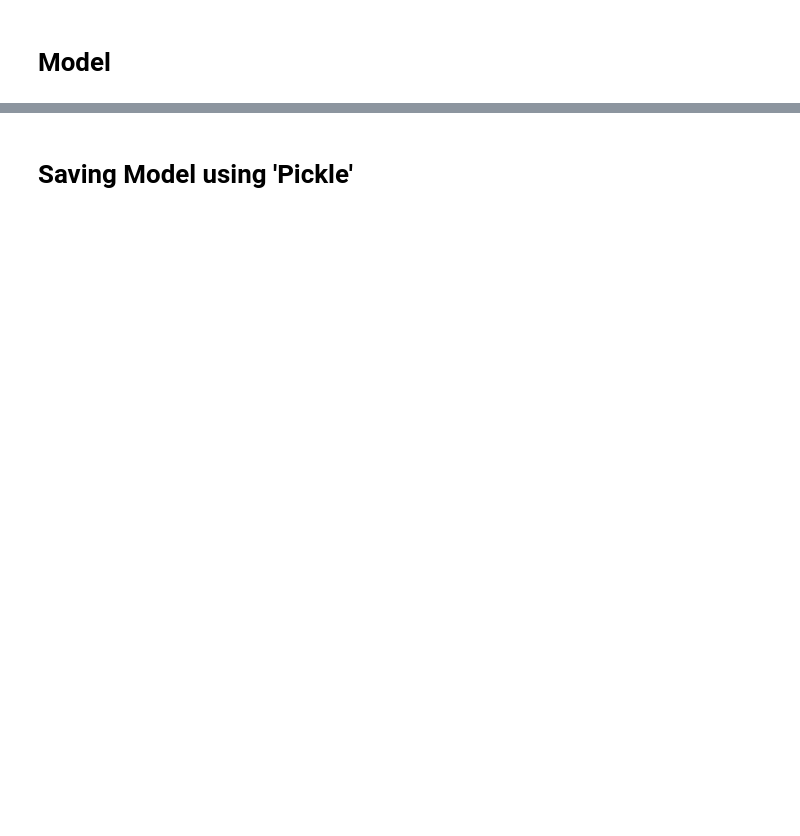
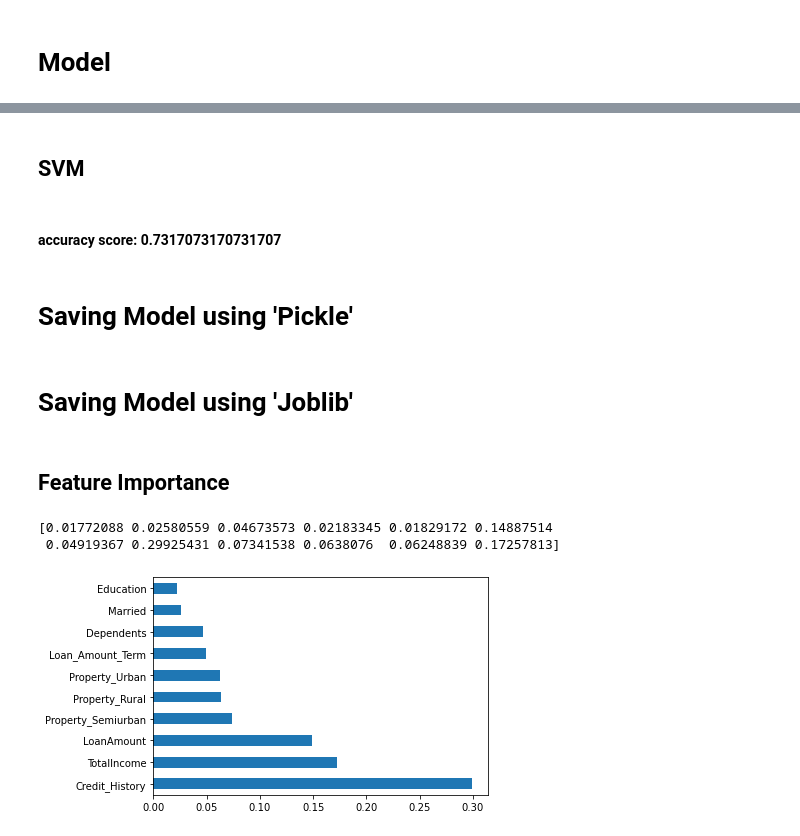
Before and after one commit to margin01001/Loan-Eligibility, a Jupyter notebook: Preprocessing-And-Model-Building.ipynb, the cells around one changed output, grey strips where cells are left out. Cells and saved outputs as stored; diff of their text form; code cells hidden in the pictures; blank space fills up the shorter version.

```diff
--- a/Preprocessing-And-Model-Building.ipynb
+++ b/Preprocessing-And-Model-Building.ipynb
@@ -236,3 +319,6 @@ X_train
 # %%
-# X_train['LoanAmount'] = np.log(X_train['LoanAmount'])
-# X_test['LoanAmount'] = np.log(X_test['LoanAmount'])
+X_train['LoanAmount'] = np.log(X_train['LoanAmount'])
+X_test['LoanAmount'] = np.log(X_test['LoanAmount'])
+# %%
+X_train['TotalIncome'] = np.log(X_train['TotalIncome'])
+X_test['TotalIncome'] = np.log(X_test['TotalIncome'])
@@ -300,0 +391,9 @@ print(accuracy_score(y_test, pred))
+# %%
+from sklearn.preprocessing import StandardScaler
+from sklearn.pipeline import Pipeline
+
+pipe = Pipeline([('st', StandardScaler()), ('mod', LogisticRegression(random_state=18))])
+# %%
+pipe.fit(X_train, y_train)
+pred = pipe.predict(X_test)
+print(accuracy_score(y_test, pred))
@@ -300,0 +431,2 @@ print(accuracy_score(y_test, pred))
+# %% [markdown]
+## SVM
@@ -300,0 +442,2 @@ print(accuracy_score(y_test, pred))
+# %% [markdown]
+#### accuracy score: **0.7317073170731707**
@@ -302,3 +447,5 @@ print(accuracy_score(y_test, pred))
 # Saving Model using 'Pickle'
 # %%
 # pickle.dump(model, open('model.pkl', 'wb'))
+# %% [markdown]
+# Saving Model using 'Joblib'
@@ -304,0 +455,14 @@ print(accuracy_score(y_test, pred))
+# %% [markdown]
+## Feature Importance
+# %%
+from sklearn.ensemble import ExtraTreesClassifier
+model = ExtraTreesClassifier()
+model.fit(X_train,y_train)
+print(model.feature_importances_)
+feat_importances = pd.Series(model.feature_importances_, index=X_train.columns)
+feat_importances.nlargest(10).plot(kind='barh')
+plt.show()
+# %% [output]
+[0.01772088 0.02580559 0.04673573 0.02183345 0.01829172 0.14887514
+ 0.04919367 0.29925431 0.07341538 0.0638076  0.06248839 0.17257813]
+[figure, added]
```
Also changed, not shown: parts of 42 cells of this notebook, 11 other files.
